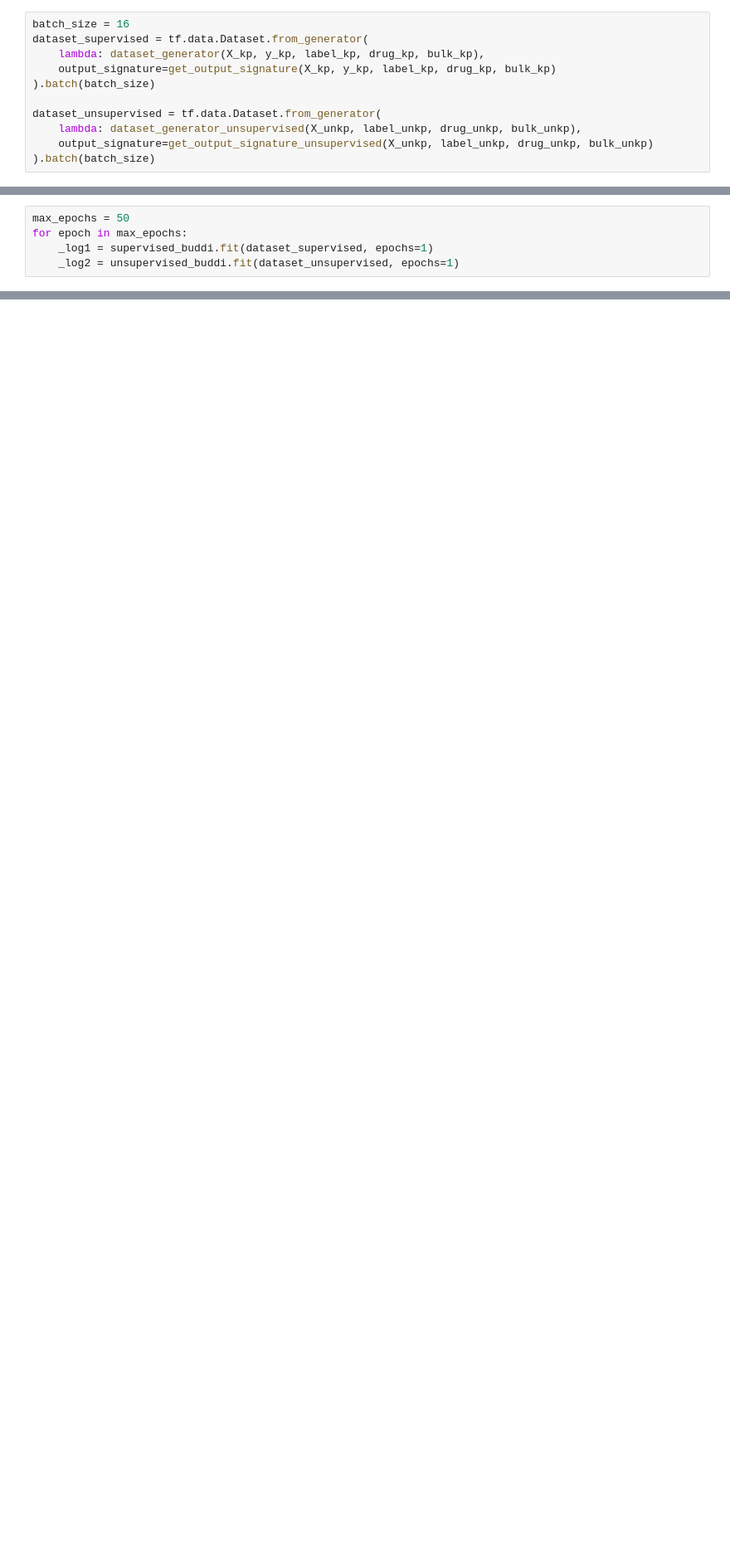
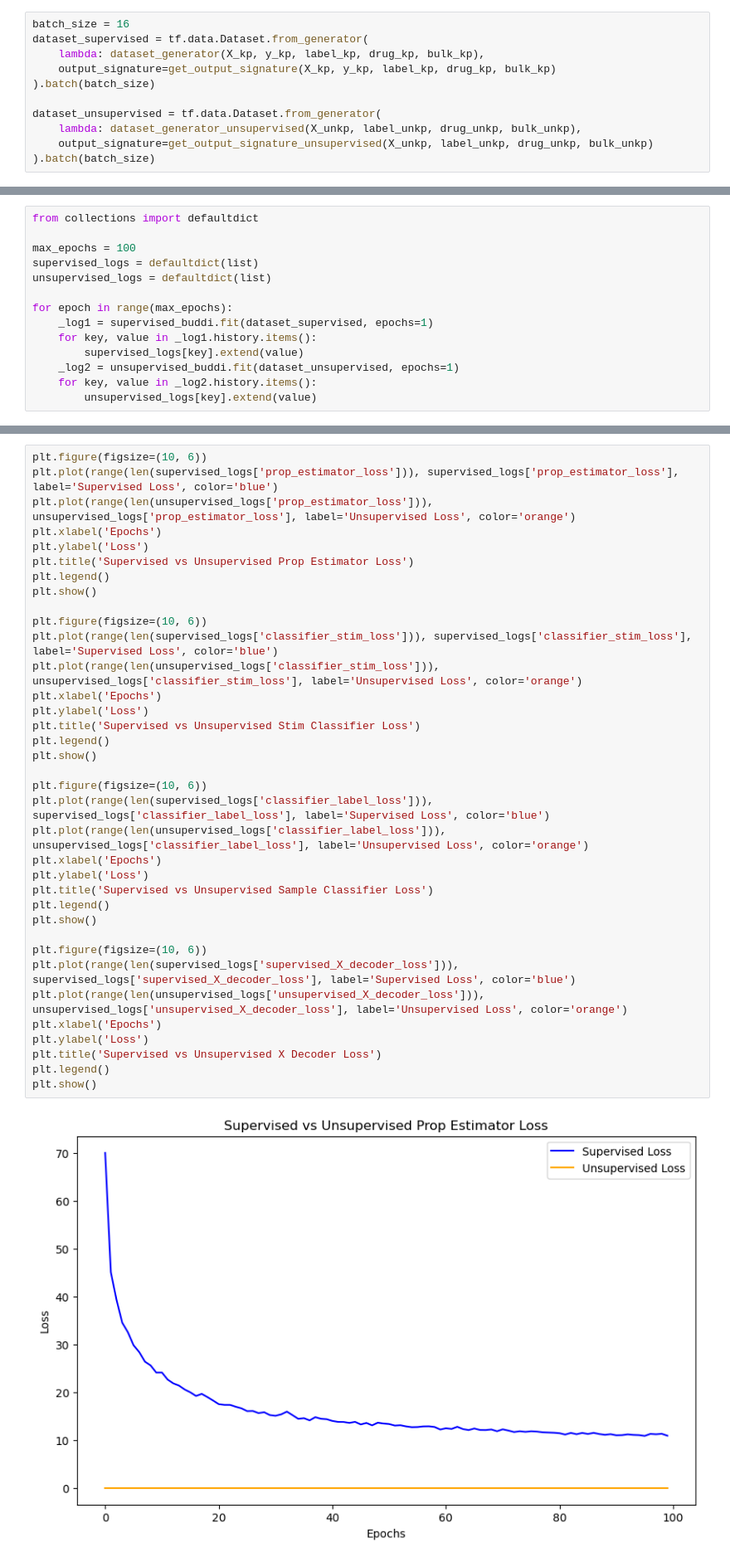
Before and after one commit to NDavidsonLab/BuDDI_HGSC_schildkraut_analysis, a Jupyter notebook: 2.model_training/0.prototype_model.ipynb, the cells around one changed output, grey strips where cells are left out. Shown at 83% size. Saved outputs shown, nothing was run; the diff lists cells and outputs as text; blank space fills up the shorter version.

```diff
--- a/2.model_training/0.prototype_model.ipynb
+++ b/2.model_training/0.prototype_model.ipynb
@@ -478,5 +415,14 @@ for batch in dataset_unsupervised:
 # %%
-max_epochs = 50
-for epoch in max_epochs:
+from collections import defaultdict
+
+max_epochs = 100
+supervised_logs = defaultdict(list)
+unsupervised_logs = defaultdict(list)
+
+for epoch in range(max_epochs):
     _log1 = supervised_buddi.fit(dataset_supervised, epochs=1)
+    for key, value in _log1.history.items():
+        supervised_logs[key].extend(value)
     _log2 = unsupervised_buddi.fit(dataset_unsupervised, epochs=1)
+    for key, value in _log2.history.items():
+        unsupervised_logs[key].extend(value)
@@ -512,0 +447,38 @@ log_unsup.history
+# %%
+plt.figure(figsize=(10, 6))
+plt.plot(range(len(supervised_logs['prop_estimator_loss'])), supervised_logs['prop_estimator_loss'], label='Supervised Loss', color='blue')
+plt.plot(range(len(unsupervised_logs['prop_estimator_loss'])), unsupervised_logs['prop_estimator_loss'], label='Unsupervised Loss', color='orange')
+plt.xlabel('Epochs')
+plt.ylabel('Loss')
+plt.title('Supervised vs Unsupervised Prop Estimator Loss')
+plt.legend()
+plt.show()
+
+plt.figure(figsize=(10, 6))
+plt.plot(range(len(supervised_logs['classifier_stim_loss'])), supervised_logs['classifier_stim_loss'], label='Supervised Loss', color='blue')
+plt.plot(range(len(unsupervised_logs['classifier_stim_loss'])), unsupervised_logs['classifier_stim_loss'], label='Unsupervised Loss', color='orange')
+plt.xlabel('Epochs')
+plt.ylabel('Loss')
+plt.title('Supervised vs Unsupervised Stim Classifier Loss')
+plt.legend()
+plt.show()
+
+plt.figure(figsize=(10, 6))
+plt.plot(range(len(supervised_logs['classifier_label_loss'])), supervised_logs['classifier_label_loss'], label='Supervised Loss', color='blue')
+plt.plot(range(len(unsupervised_logs['classifier_label_loss'])), unsupervised_logs['classifier_label_loss'], label='Unsupervised Loss', color='orange')
+plt.xlabel('Epochs')
+plt.ylabel('Loss')
+plt.title('Supervised vs Unsupervised Sample Classifier Loss')
+plt.legend()
+plt.show()
+
+plt.figure(figsize=(10, 6))
+plt.plot(range(len(supervised_logs['supervised_X_decoder_loss'])), supervised_logs['supervised_X_decoder_loss'], label='Supervised Loss', color='blue')
+plt.plot(range(len(unsupervised_logs['unsupervised_X_decoder_loss'])), unsupervised_logs['unsupervised_X_decoder_loss'], label='Unsupervised Loss', color='orange')
+plt.xlabel('Epochs')
+plt.ylabel('Loss')
+plt.title('Supervised vs Unsupervised X Decoder Loss')
+plt.legend()
+plt.show()
+# %% [output]
+[figure, added]
```
Also changed, not shown: parts of 22 cells of this notebook.
